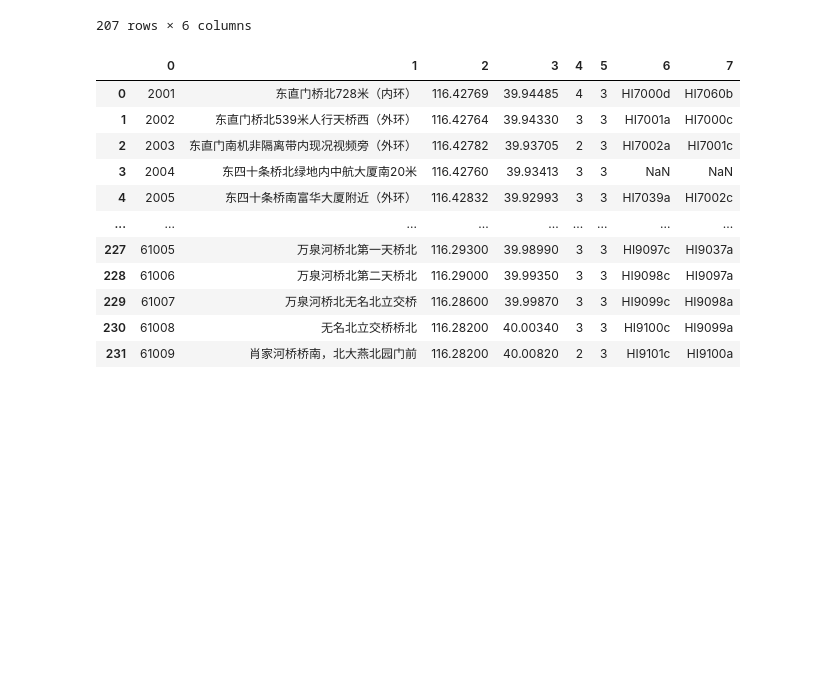
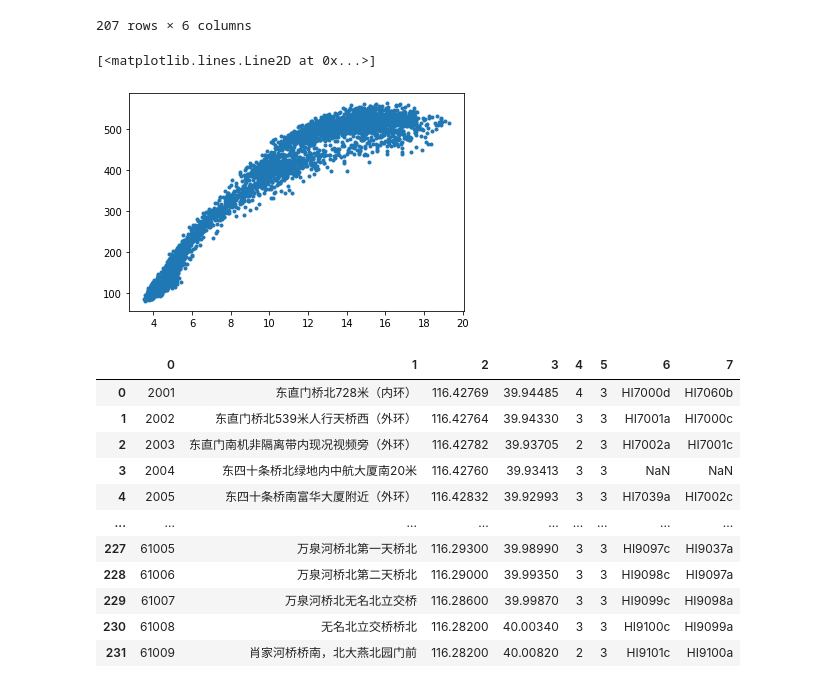
Before and after one commit to HaTT2018/NET_louvain_DAN, a Jupyter notebook: network_classification/search_rand_seed.ipynb, the cells around one changed output. Drawn from its saved outputs; the diff is of its cells as text; code cells hidden in the pictures; blank space fills up the shorter version.

```diff
--- a/network_classification/search_rand_seed.ipynb
+++ b/network_classification/search_rand_seed.ipynb
@@ -42,6 +42,11 @@ raw0
 | 205 | 61007 | 116.28600 | 39.99870 | HI9099c | 3 | 3 |
 | 206 | 61009 | 116.28200 | 40.00820 | HI9101c | 2 | 3 |
 207 rows × 6 columns
+# %%
+plt.plot(b.mean(), q.mean(), '.')
+# %% [output]
+[<matplotlib.lines.Line2D at 0x...>]
+[figure, added]
 # %%
 q_det = q.T.mean()
 b_det = b.T.mean()
```
Also changed, not shown: parts of 2 cells of this notebook, 20 other files.
